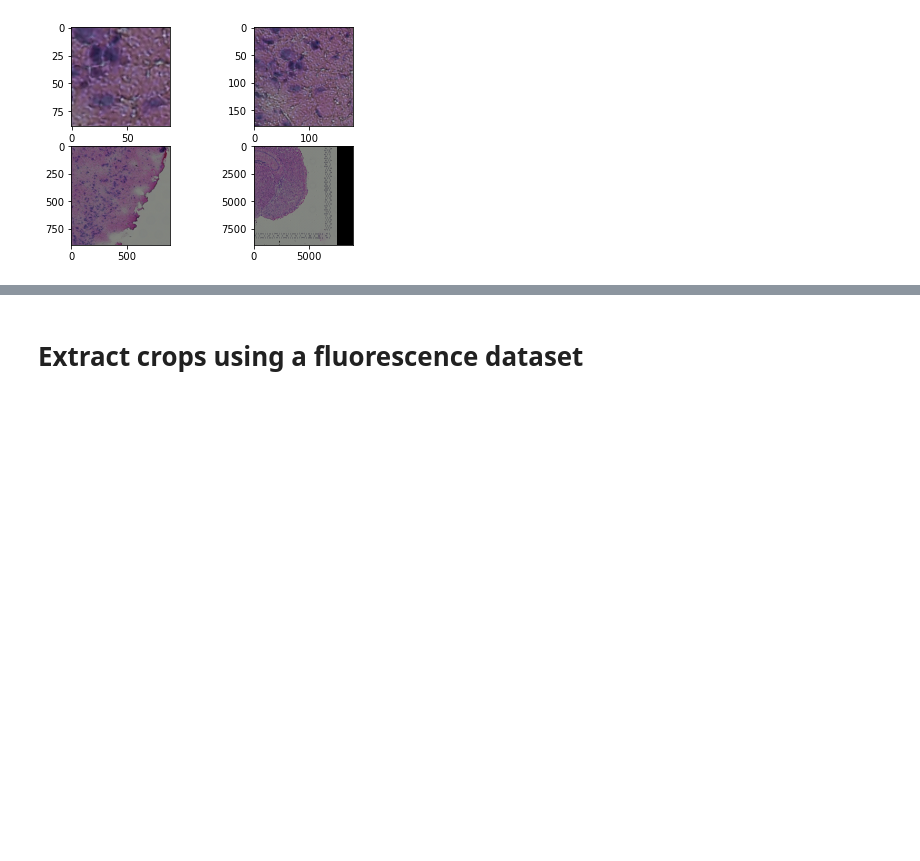
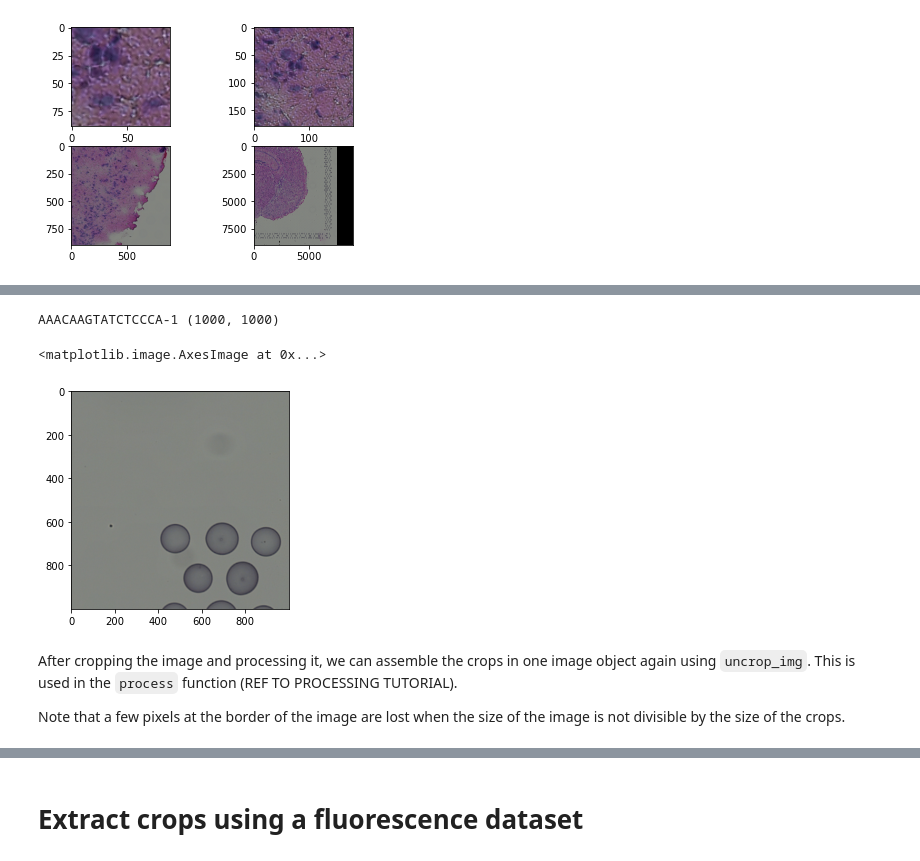
Before and after one commit to scverse/squidpy, a Jupyter notebook: notebooks/tutorial_imagecontainer.ipynb, the cells around one changed output, grey strips where cells are left out. Cells and saved outputs as stored; diff of their text form; code cells hidden in the pictures; blank space fills up the shorter version.

```diff
--- a/notebooks/tutorial_imagecontainer.ipynb
+++ b/notebooks/tutorial_imagecontainer.ipynb
@@ -209,0 +224,13 @@ axes[1][1].imshow(crop_4.transpose('y','x',...).data)
+# %%
+crop_iter = img.generate_equal_crops(1000,1000)
+crop, x, y = next(crop_iter)
+print(obs_id, crop.shape)
+plt.imshow(crop['image'])
+# %% [output]
+AAACAAGTATCTCCCA-1 (1000, 1000)
+<matplotlib.image.AxesImage at 0x...>
+[figure, added]
+# %% [markdown]
+After cropping the image and processing it, we can assemble the crops in one image object again using `uncrop_img`. This is used in the `process` function (REF TO PROCESSING TUTORIAL).
+
+Note that a few pixels at the border of the image are lost when the size of the image is not divisible by the size of the crops.
```
Also changed, not shown: parts of 36 cells of this notebook, 10 other files.
